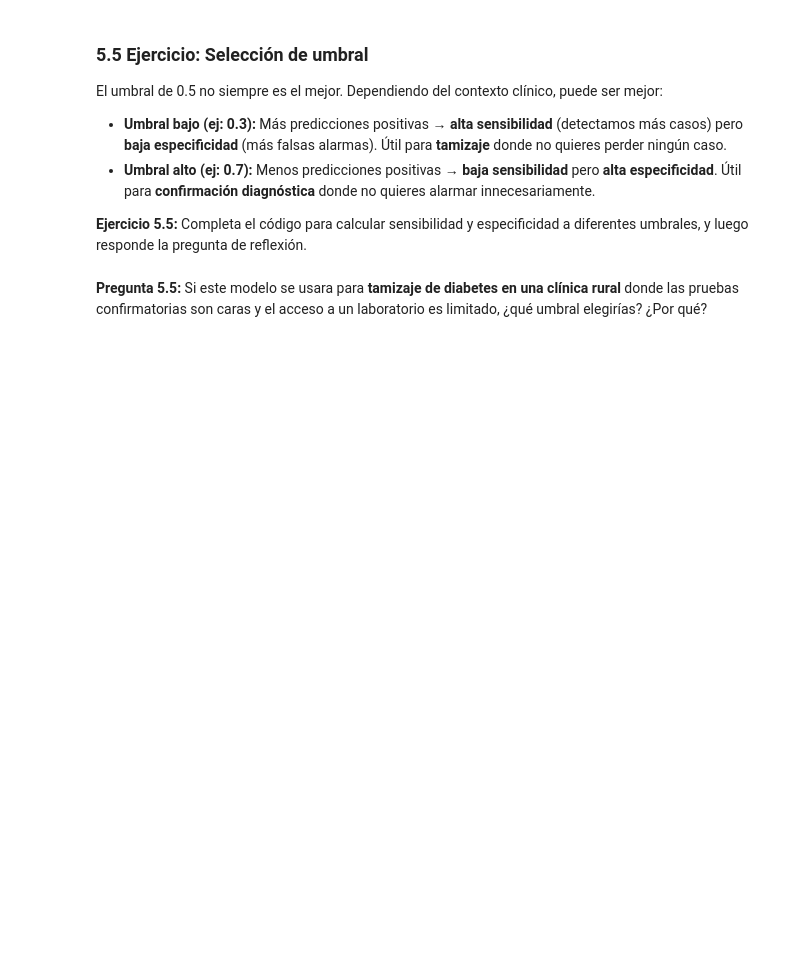
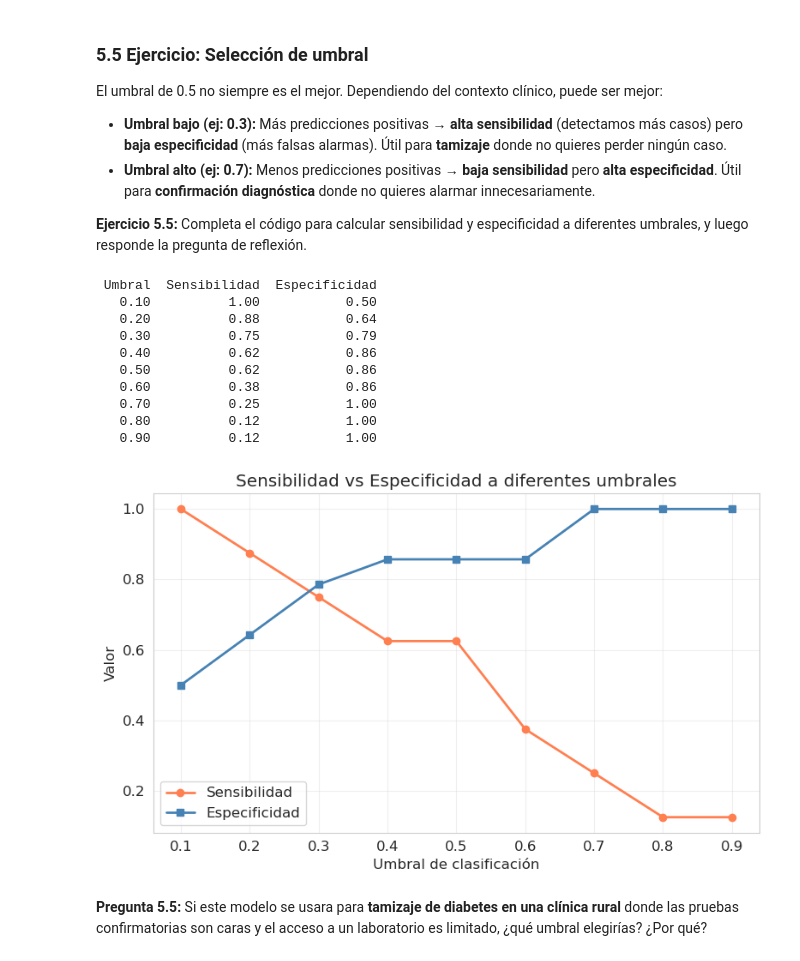
Before and after one commit to AdrianOrtiz64/healthdatalab, a Jupyter notebook: labs/lab-4-statistical-modeling/notebooks/Lab04_Modelado_Estadistico.ipynb, the cells around one changed output. Drawn from its saved outputs; the diff is of its cells as text; code cells hidden in the pictures; blank space fills up the shorter version.

```diff
--- a/labs/lab-4-statistical-modeling/notebooks/Lab04_Modelado_Estadistico.ipynb
+++ b/labs/lab-4-statistical-modeling/notebooks/Lab04_Modelado_Estadistico.ipynb
@@ -1205,35 +1297,46 @@ for threshold in thresholds:
     # Calculamos la matriz de confusión
     # confusion_matrix retorna: [[VN, FP], [FN, VP]]
     cm = confusion_matrix(y_test, y_pred_t)
     vn, fp, fn, vp = cm.ravel()
 
     # Sensibilidad = VP / (VP + FN)
     sensitivity = vp / (vp + fn) if (vp + fn) > 0 else 0
 
     # Especificidad = VN / (VN + FP)
-    # TU CÓDIGO AQUÍ: calcula la especificidad
-    specificity = 0  # ← reemplaza esto
+    specificity = vn / (vn + fp) if (vn + fp) > 0 else 0
 
     results.append({
         'Umbral': threshold,
         'Sensibilidad': sensitivity,
         'Especificidad': specificity
     })
 
 results_df = pd.DataFrame(results)
 print(results_df.to_string(index=False))
 
 # Graficar
 plt.figure(figsize=(8, 5))
 plt.plot(results_df['Umbral'], results_df['Sensibilidad'], 'o-', color='coral', label='Sensibilidad', linewidth=2)
 plt.plot(results_df['Umbral'], results_df['Especificidad'], 's-', color='steelblue', label='Especificidad', linewidth=2)
 plt.xlabel('Umbral de clasificación')
 plt.ylabel('Valor')
 plt.title('Sensibilidad vs Especificidad a diferentes umbrales')
 plt.legend()
 plt.grid(True, alpha=0.3)
 plt.tight_layout()
 plt.show()
+# %% [output]
+ Umbral  Sensibilidad  Especificidad
+   0.10          1.00           0.50
+   0.20          0.88           0.64
+   0.30          0.75           0.79
+   0.40          0.62           0.86
+   0.50          0.62           0.86
+   0.60          0.38           0.86
+   0.70          0.25           1.00
+   0.80          0.12           1.00
+   0.90          0.12           1.00
+[figure, added]
 # %% [markdown]
 **Pregunta 5.5:** Si este modelo se usara para **tamizaje de diabetes en una clínica rural** donde las pruebas confirmatorias son caras y el acceso a un laboratorio es limitado, ¿qué umbral elegirías? ¿Por qué?
 # %% [markdown]
```
Also changed, not shown: parts of 9 cells of this notebook.
